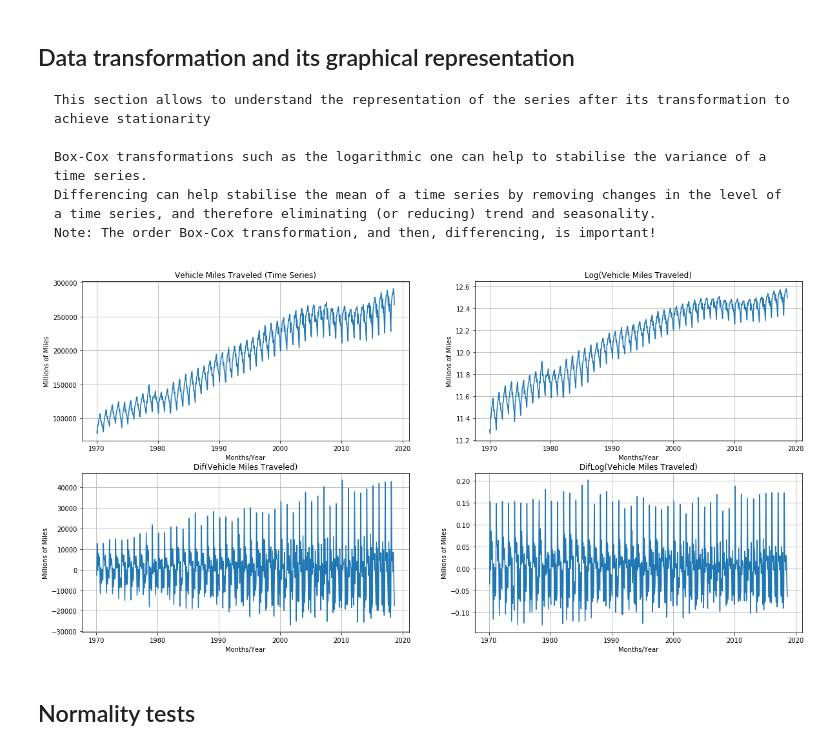
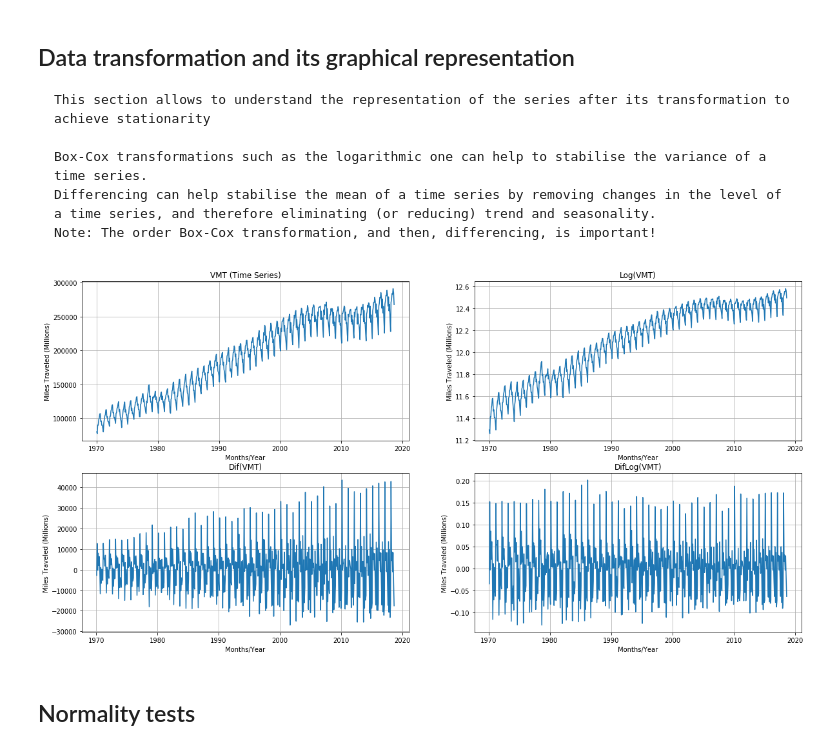
Before and after one commit to DidierRLopes/UnivariateTimeSeriesForecast, a Jupyter notebook: SARIMA.ipynb, the cells around one changed output. Cells and saved outputs as stored; diff of their text form; code cells hidden in the pictures.

```diff
--- a/SARIMA.ipynb
+++ b/SARIMA.ipynb
@@ -144,8 +145,9 @@ df = dr.DataReader("TRFVOLUSM227NFWA", "fred", start="1947-01-01", end="2019-09-
 df_train = df[['TRFVOLUSM227NFWA']][:-stepsToForecast[-1]].rename(columns={'TRFVOLUSM227NFWA': 'train'})
 df_test = df[['TRFVOLUSM227NFWA']][-stepsToForecast[-1]:].rename(columns={'TRFVOLUSM227NFWA': 'test'})
 title = "Vehicle Miles Traveled";
+serie = "VMT"
 xlab = "Months/Year";
-ylab = "Millions of Miles";
+ylab = "Miles Traveled (Millions)";
 seasonal_periods = 12
 # %% [markdown]
 # Stationarity of the Time-Series
@@ -159,37 +161,37 @@ seasonal_periods = 12
 # %%
 fig = plt.figure(figsize=(20,10))
 
 fig.add_subplot(221)
-plt.title(title + ' (Time Series)')
+plt.title(serie + ' (Time Series)')
 plt.plot(df_train)
 plt.xlabel(xlab)
 plt.ylabel(ylab)
 plt.grid()
 
 fig.add_subplot(222)
-plt.title('Log(' + title + ')')
+plt.title('Log(' + serie + ')')
 plt.plot(np.log(df_train))
 plt.xlabel(xlab)
 plt.ylabel(ylab)
 plt.grid()
 
 fig.add_subplot(223)
-plt.title('Dif(' + title + ')')
+plt.title('Dif(' + serie + ')')
 plt.plot(df_train.diff().dropna())
 plt.xlabel(xlab)
 plt.ylabel(ylab)
 plt.grid()
 
 fig.add_subplot(224)
-plt.title('DifLog(' + title + ')')
+plt.title('DifLog(' + serie + ')')
 plt.plot(np.log(df_train).diff().dropna())
 plt.xlabel(xlab)
 plt.ylabel(ylab)
 plt.grid()
 
 plt.show()
 # %% [output]
-[figure, old version]
+[figure, new version]
 # %% [markdown]
 ## Normality tests
 # %% [markdown]
```
Also changed, not shown: parts of 28 cells of this notebook.
